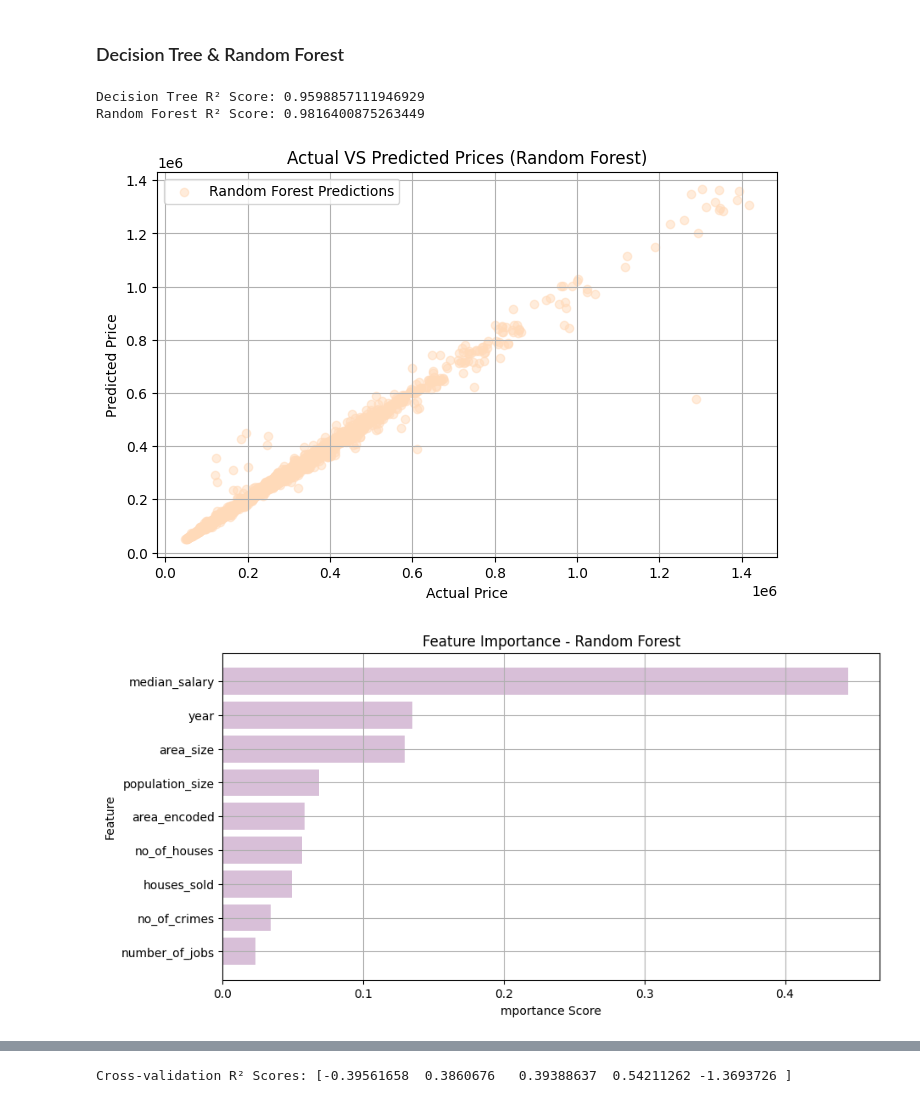
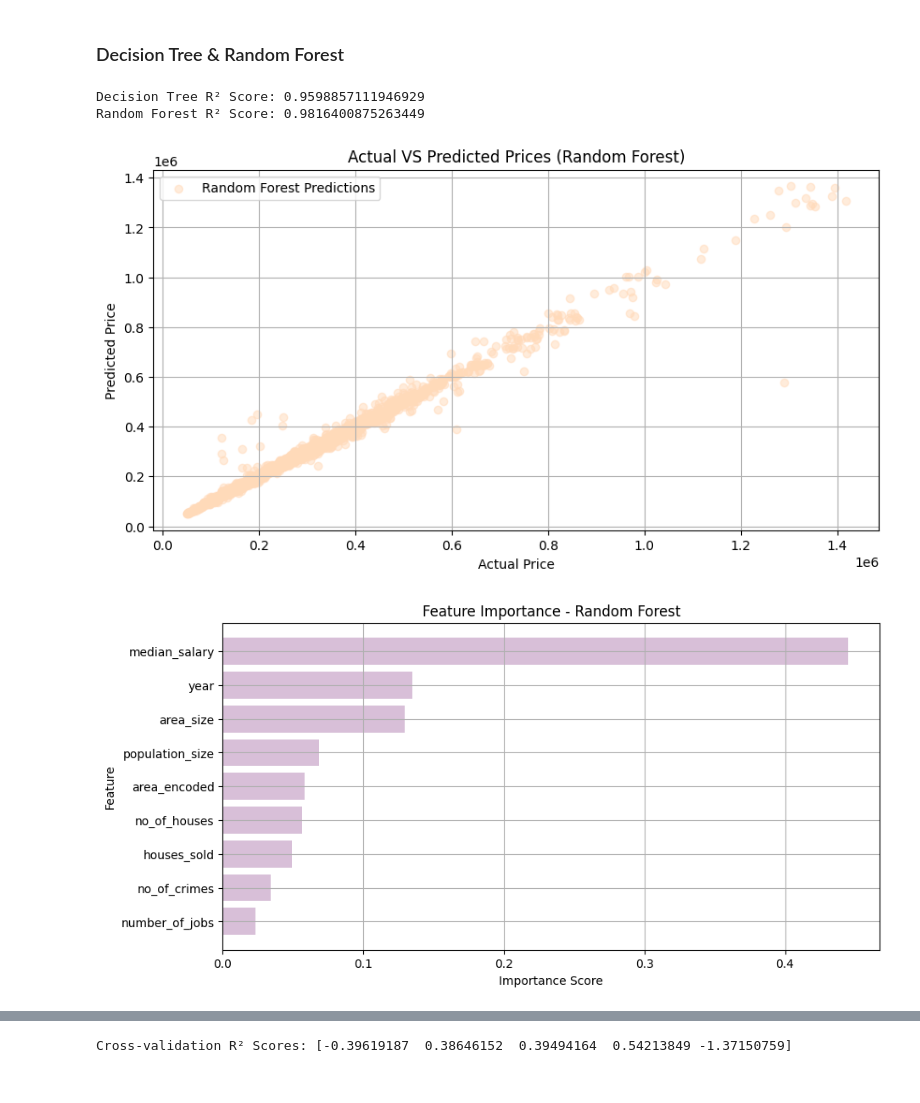
Before and after one commit to chaek0115/Housing-in-London, a Jupyter notebook: Coursework_Data Analytics_housing-in-london.ipynb, the cells around one changed output, grey strips where cells are left out. Cells and saved outputs as stored; diff of their text form; code cells hidden in the pictures.

```diff
--- a/Coursework_Data Analytics_housing-in-london.ipynb
+++ b/Coursework_Data Analytics_housing-in-london.ipynb
@@ -205,13 +207,14 @@ Final Selected Features
 # split dataset  into training (80%) and testing (20%)
 X = df_cleaned[selected_features]
 Y = df_cleaned['average_price']
+scaler = StandardScaler()
+X_scaled = scaler.fit_transform(X) # feature scaling
 X_train, X_test, Y_train, Y_test = train_test_split(X, Y, test_size=0.2, random_state=42)
 
 # ----- linear regression model -----
 # training by X_train, Y_train
 lr_model = LinearRegression()
 lr_model.fit(X_train, Y_train)
-
 # prediction of Y when using X_test values
 lr_prediction_Y = lr_model.predict(X_test)
 
@@ -234,7 +237,7 @@ df_lr_predictions.to_csv('predicted_prices_lr.csv', index=False)
 
 # visualisation
 # data of actual and predicted price
-plt.figure(figsize=(8, 5))
+plt.figure(figsize=(10, 5))
 plt.scatter(df_lr_predictions['Actual Price'], df_lr_predictions['Predicted Price'],
             alpha=0.5, color='darkseagreen', label='Linear Regression Predictions')
 
@@ -250,7 +253,7 @@ plt.legend()
 plt.grid(True)
 plt.show()
 
-# Polynomial Regression for non-liner analysis
+# ------ Polynomial Regression for non-liner analysis  (degree 2) ------
 poly_model = make_pipeline(PolynomialFeatures(degree=2), LinearRegression())
 poly_model.fit(X_train, Y_train)
 Y_poly_pred = poly_model.predict(X_test)
@@ -281,47 +284,54 @@ print("Random Forest R² Score:", rf_r2)
 
 
 # save predictions
-df_rf_predictions = pd.DataFrame({
+rf_prediction = pd.DataFrame({
     "Actual Price": Y_test.values,
-    "Predicted Price (Random Forest)": rf_prediction_Y
+    "Predicted Price (Random Forest)": rf_prediction
 })
 
-df_rf_predictions.to_csv('predicted_prices_rf.csv', index=False)
+rf_prediction.to_csv('predicted_prices_rf.csv', index=False)
 
 
 feature_importance = pd.DataFrame({
     'Feature': X.columns,
     'Importance': rf_model.feature_importances_
 }).sort_values(by='Importance', ascending=False)
 
 
 # visualisation
-plt.figure(figsize=(8, 5))
-plt.scatter(df_rf_predictions['Actual Price'], df_rf_predictions['Predicted Price (Random Forest)'],
+plt.figure(figsize=(10, 5))
+plt.scatter(rf_prediction['Actual Price'], rf_prediction['Predicted Price (Random Forest)'],
             alpha=0.5, color='peachpuff', label='Random Forest Predictions')
 plt.xlabel('Actual Price')
 plt.ylabel('Predicted Price')
 plt.title('Actual VS Predicted Prices (Random Forest)')
 plt.legend()
 plt.grid(True)
 plt.show()
 
 
 plt.figure(figsize=(10, 5))
 plt.barh(feature_importance['Feature'], feature_importance['Importance'], color='thistle')
-plt.xlabel('mportance Score')
+plt.xlabel('Importance Score')
 plt.ylabel('Feature')
 plt.title('Feature Importance - Random Forest')
 plt.gca().invert_yaxis()
 plt.grid(True)
 plt.show()
 
+plt.figure(figsize=(10, 5))
+sns.scatterplot(x=df_cleaned["no_of_crimes"], y=df_cleaned["average_price"], alpha=0.5, color='lightsteelblue')
+plt.xlabel("Number of Crimes")
+plt.ylabel("Average Housing Price")
+plt.title("Crime Rate vs. Housing Price")
+plt.show()
 
 
-cross_validation = cross_val_score(rf_model, X, Y, cv=5, scoring='r2')
-print("Cross-validation R² Scores:", cross_validation)
+
+cross_validation = cross_val_score(rf_model, X_scaled, Y, cv=5, scoring='r2')
+print('Cross-validation R² Scores:', cross_validation)
 # %% [output]
 Decision Tree R² Score: 0.9598857111946929
 Random Forest R² Score: 0.9816400875263449
-[figure, old version]
+[figure, new version]
 [figure]
@@ -328 +339 @@ Random Forest R² Score: 0.9816400875263449
-Cross-validation R² Scores: [-0.39561658  0.3860676   0.39388637  0.54211262 -1.3693726 ]
+Cross-validation R² Scores: [-0.39619187  0.38646152  0.39494164  0.54213849 -1.37150759]
```
Also changed, not shown: parts of 5 cells of this notebook, 2 other files.
